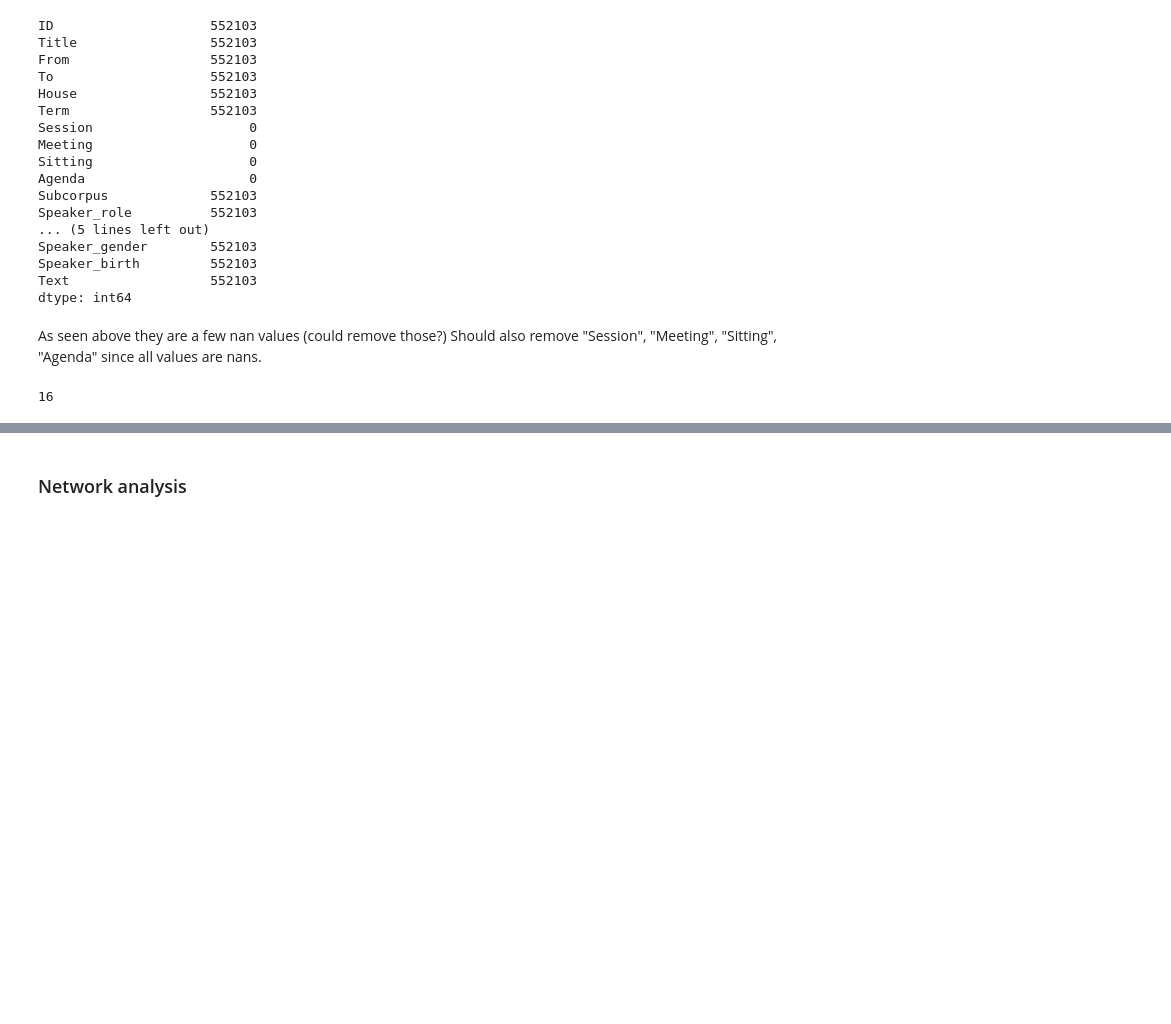
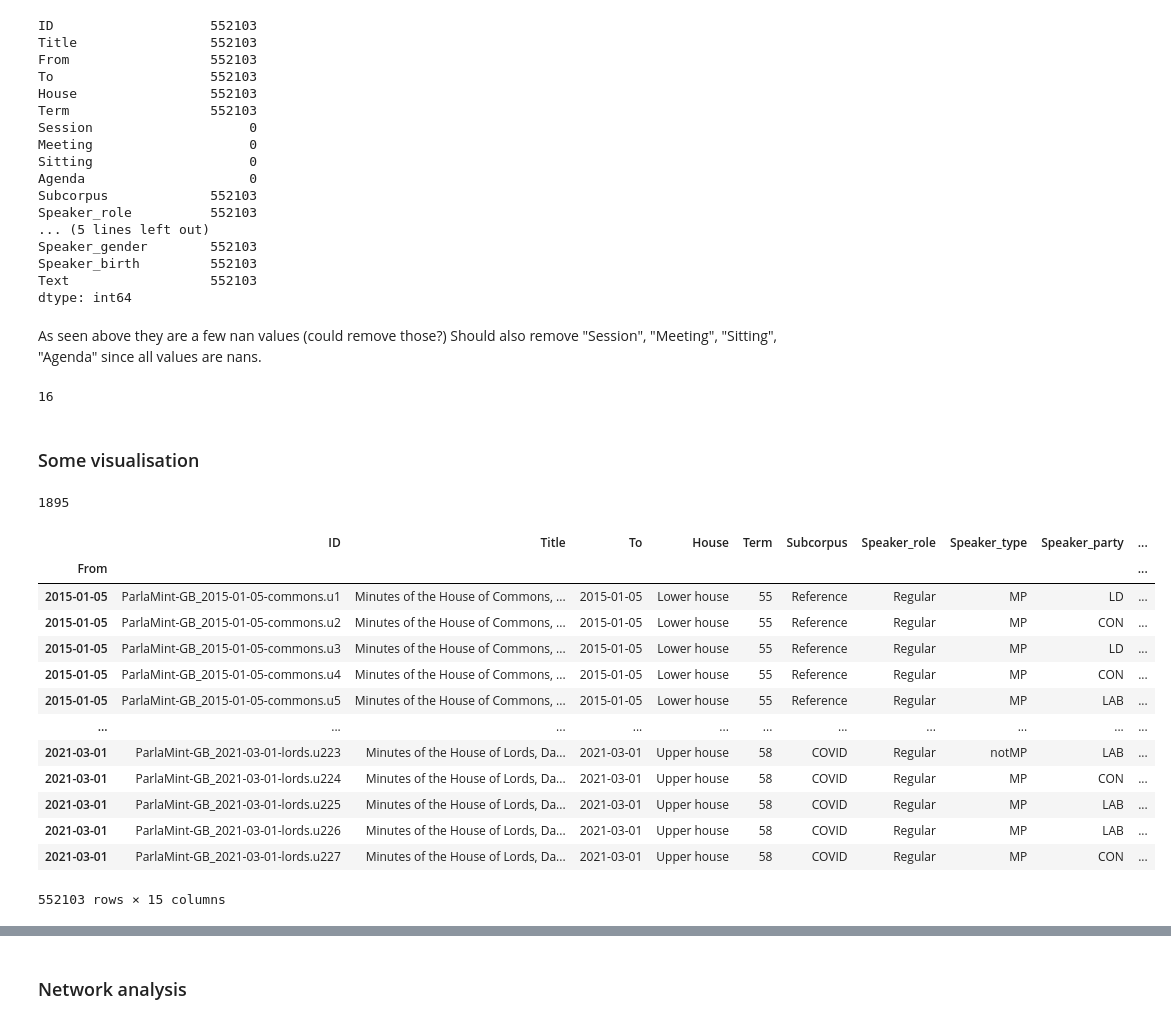
Before and after one commit to DanielHolmelund/Computational-Social-Science-02467, a Jupyter notebook: Project/Preliminary_data_analysis.ipynb, the cells around one changed output, grey strips where cells are left out. Saved outputs shown, nothing was run; the diff lists cells and outputs as text; code cells hidden in the pictures; blank space fills up the shorter version.

```diff
--- a/Project/Preliminary_data_analysis.ipynb
+++ b/Project/Preliminary_data_analysis.ipynb
@@ -47,3 +51,5 @@ ParlaMint = ParlaMint.drop(["Session", "Meeting", "Sitting", "Agenda"], axis = 1
 ParlaMint.shape[1]
 # %% [output]
 16
+# %% [markdown]
+### Some visualisation
@@ -49,0 +62,21 @@ ParlaMint.shape[1]
+# %%
+len(ParlaMint["Speaker_name"].unique())
+# %% [output]
+1895
+# %%
+ParlaMint.set_index("From")
+# %% [output]
+|  | ID | Title | To | House | Term | Subcorpus | Speaker_role | Speaker_type | Speaker_party | ... |
+| From |  |  |  |  |  |  |  |  |  | ... |
+| 2015-01-05 | ParlaMint-GB_2015-01-05-commons.u1 | Minutes of the House of Commons, ... | 2015-01-05 | Lower house | 55 | Reference | Regular | MP | LD | ... |
+| 2015-01-05 | ParlaMint-GB_2015-01-05-commons.u2 | Minutes of the House of Commons, ... | 2015-01-05 | Lower house | 55 | Reference | Regular | MP | CON | ... |
+| 2015-01-05 | ParlaMint-GB_2015-01-05-commons.u3 | Minutes of the House of Commons, ... | 2015-01-05 | Lower house | 55 | Reference | Regular | MP | LD | ... |
+| 2015-01-05 | ParlaMint-GB_2015-01-05-commons.u4 | Minutes of the House of Commons, ... | 2015-01-05 | Lower house | 55 | Reference | Regular | MP | CON | ... |
+| 2015-01-05 | ParlaMint-GB_2015-01-05-commons.u5 | Minutes of the House of Commons, ... | 2015-01-05 | Lower house | 55 | Reference | Regular | MP | LAB | ... |
+| ... | ... | ... | ... | ... | ... | ... | ... | ... | ... | ... |
+| 2021-03-01 | ParlaMint-GB_2021-03-01-lords.u223 | Minutes of the House of Lords, Da... | 2021-03-01 | Upper house | 58 | COVID | Regular | notMP | LAB | ... |
+| 2021-03-01 | ParlaMint-GB_2021-03-01-lords.u224 | Minutes of the House of Lords, Da... | 2021-03-01 | Upper house | 58 | COVID | Regular | MP | CON | ... |
+| 2021-03-01 | ParlaMint-GB_2021-03-01-lords.u225 | Minutes of the House of Lords, Da... | 2021-03-01 | Upper house | 58 | COVID | Regular | MP | LAB | ... |
+| 2021-03-01 | ParlaMint-GB_2021-03-01-lords.u226 | Minutes of the House of Lords, Da... | 2021-03-01 | Upper house | 58 | COVID | Regular | MP | LAB | ... |
+| 2021-03-01 | ParlaMint-GB_2021-03-01-lords.u227 | Minutes of the House of Lords, Da... | 2021-03-01 | Upper house | 58 | COVID | Regular | MP | CON | ... |
+552103 rows × 15 columns
```
Also changed, not shown: parts of 13 cells of this notebook, 1 other file.
